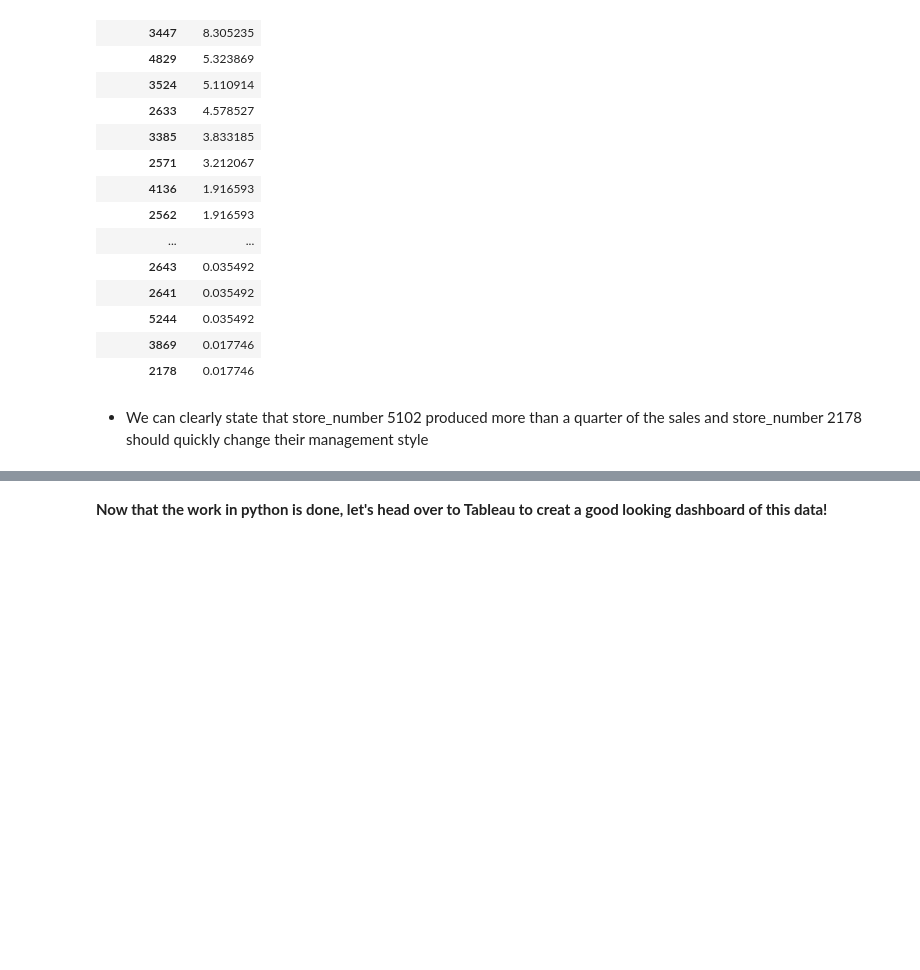
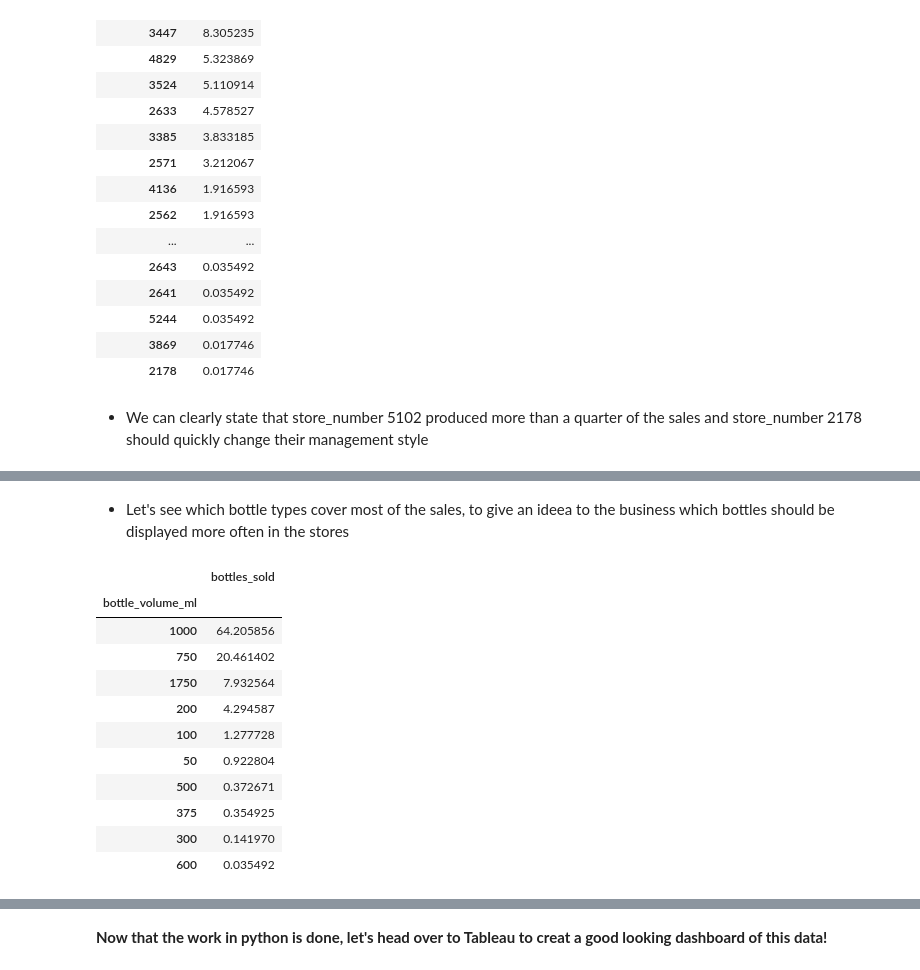
Before and after one commit to MarkusZetes/Personal-Projects, a Jupyter notebook: LiquorStoreAnalysis.ipynb, the cells around one changed output, grey strips where cells are left out. Drawn from its saved outputs; the diff is of its cells as text; code cells hidden in the pictures; blank space fills up the shorter version.

```diff
--- a/LiquorStoreAnalysis.ipynb
+++ b/LiquorStoreAnalysis.ipynb
@@ -419,0 +420,21 @@ plt.show()
+# %% [markdown]
+- Let's see which bottle types cover most of the sales, to give an ideea to the business which bottles should be displayed more often in the stores
+# %%
+percentage_bottle = df.groupby(['bottle_volume_ml'])\
+.agg({'bottles_sold' : "sum"})[['bottles_sold']]\
+.apply(lambda x: 100*x/x.sum())\
+.sort_values(by='bottles_sold', ascending=False)
+percentage_bottle
+# %% [output]
+|  | bottles_sold |
+| bottle_volume_ml |  |
+| 1000 | 64.205856 |
+| 750 | 20.461402 |
+| 1750 | 7.932564 |
+| 200 | 4.294587 |
+| 100 | 1.277728 |
+| 50 | 0.922804 |
+| 500 | 0.372671 |
+| 375 | 0.354925 |
+| 300 | 0.141970 |
+| 600 | 0.035492 |
```
Also changed, not shown: parts of 8 cells of this notebook.
